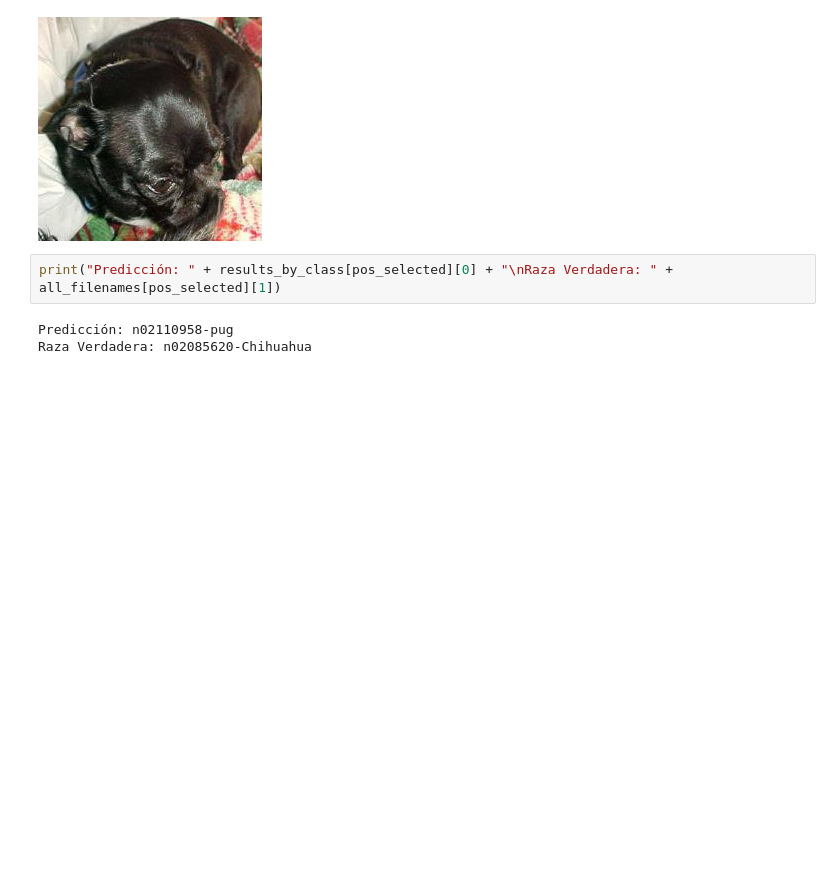
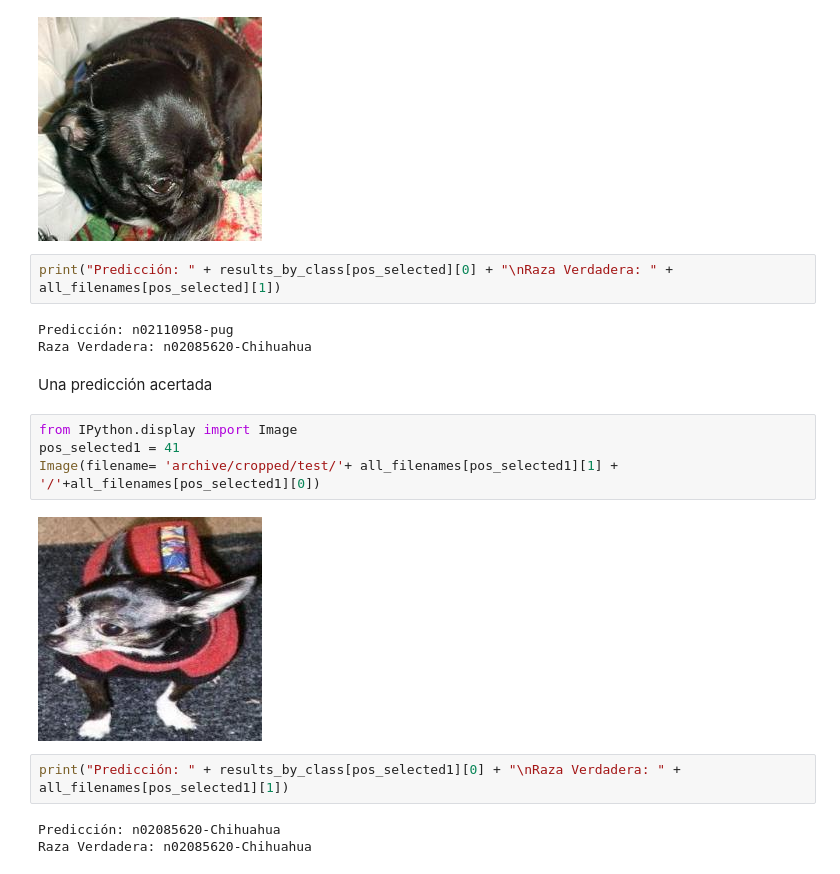
Before and after one commit to AndresJalife/TP-InteligenciaArtificial, a Jupyter notebook: notebook_final.ipynb, the cells around one changed output. Cells and saved outputs as stored; diff of their text form; blank space fills up the shorter version.

```diff
--- a/notebook_final.ipynb
+++ b/notebook_final.ipynb
@@ -234,3 +236,16 @@ print("Predicción: " + results_by_class[pos_selected][0] + "\nRaza Verdadera: "
 # %% [output]
 Predicción: n02110958-pug
 Raza Verdadera: n02085620-Chihuahua
+# %% [markdown]
+Una predicción acertada
+# %%
+from IPython.display import Image
+pos_selected1 = 41
+Image(filename= 'archive/cropped/test/'+ all_filenames[pos_selected1][1] + '/'+all_filenames[pos_selected1][0])
+# %% [output]
+[figure, added]
+# %%
+print("Predicción: " + results_by_class[pos_selected1][0] + "\nRaza Verdadera: " + all_filenames[pos_selected1][1])
+# %% [output]
+Predicción: n02085620-Chihuahua
+Raza Verdadera: n02085620-Chihuahua
```
Also changed, not shown: parts of 12 cells of this notebook.
